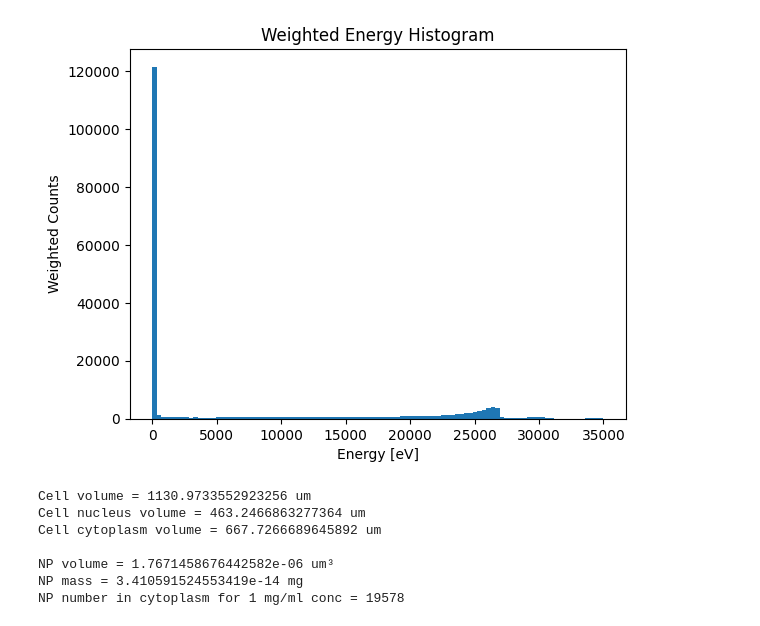
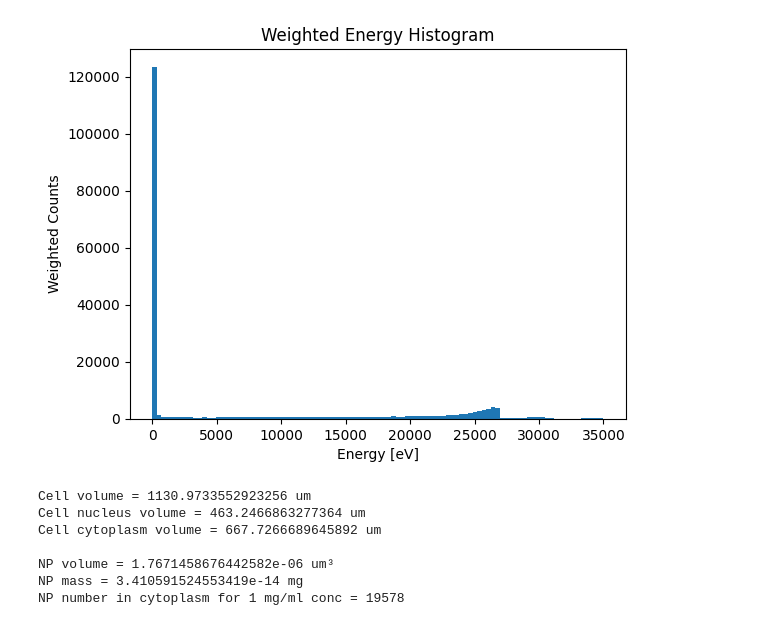
Before and after one commit to HectorMiras/MyTOPASPythonScripts, a Jupyter notebook: jupytertopascellsnp.ipynb, the cells around one changed output. Cells and saved outputs as stored; diff of their text form; code cells hidden in the pictures.

```diff
--- a/jupytertopascellsnp.ipynb
+++ b/jupytertopascellsnp.ipynb
@@ -9,18 +9,18 @@ import numpy as np
 # %%
 from phsp_manager import generate_weighted_energy_histogram
 
-folder = '/home/hector/mytopassimulations/MGHsimulations/TOPAS_CellsNPs/work/smallcellresults/topas-azure-med0-cell0/nodes_output/results'
-filename = 'nucleus_PHSP_medium0p0mgml_cell0p0mgml_AuNP15_electrons' # without extension
+folder = '/home/hector/mytopassimulations/MGHsimulations/TOPAS_CellsNPs/work/only_results/results_azbatch_med1_smallcell0/'
+filename = 'nucleus_PHSP_electrons' # without extension
 min_energy = 0      # MeV
 max_energy = 0.035  # MeV
 bins = 100
 particle = 'electrons' # 'electrons', 'gammas'
-output_txt = False
+output_txt = True
 show = True
-save_path = False
+save_path = True
 generate_weighted_energy_histogram(folder, filename, bins, min_energy, max_energy, particle, show, save_path, output_txt)
 # %% [output]
-[figure, old version]
+[figure, new version]
 # %%
 from cell import Cell_class
 from nanoparticles import NP_class
```
Also changed, not shown: parts of 13 cells of this notebook, 4 other files.
